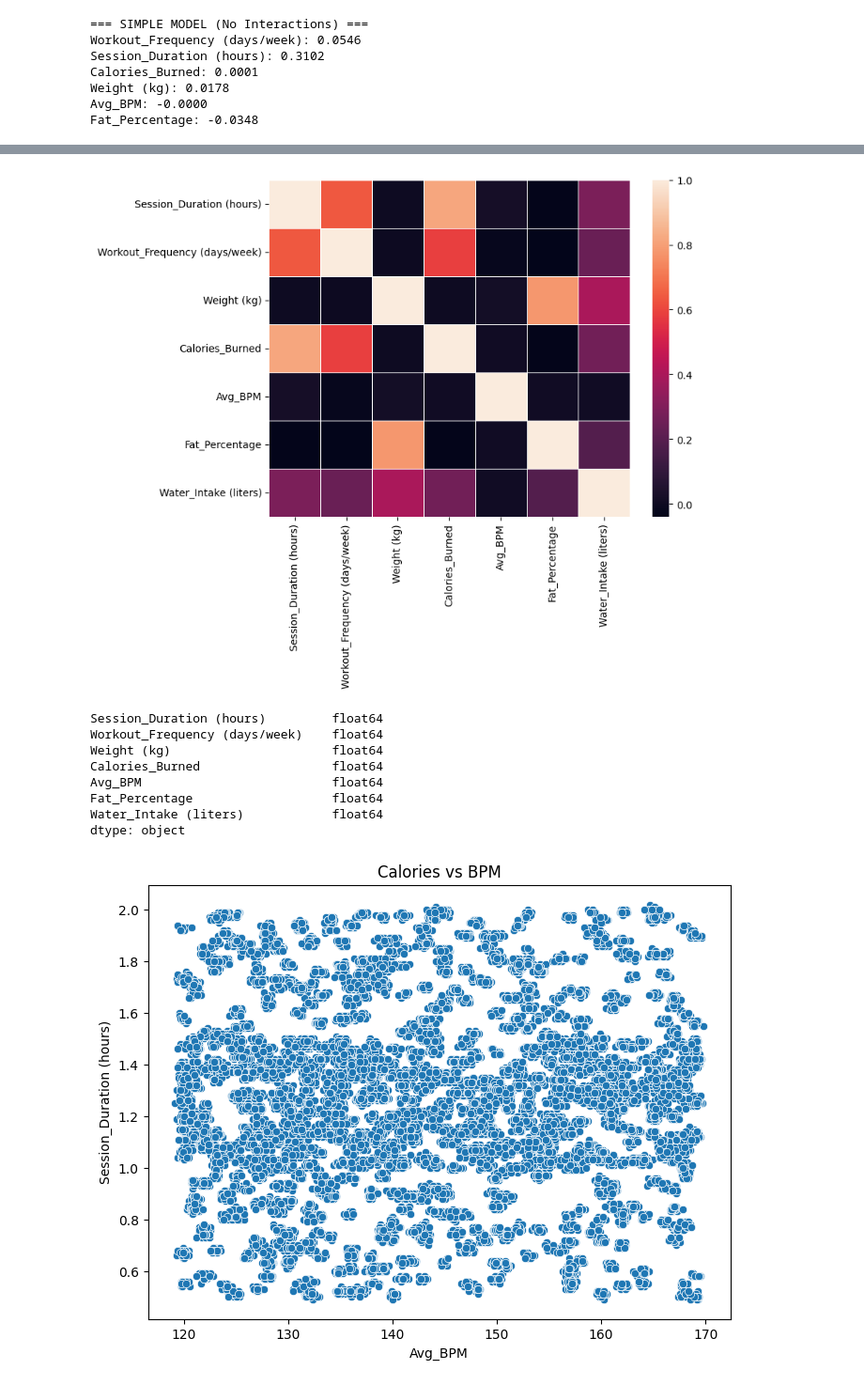
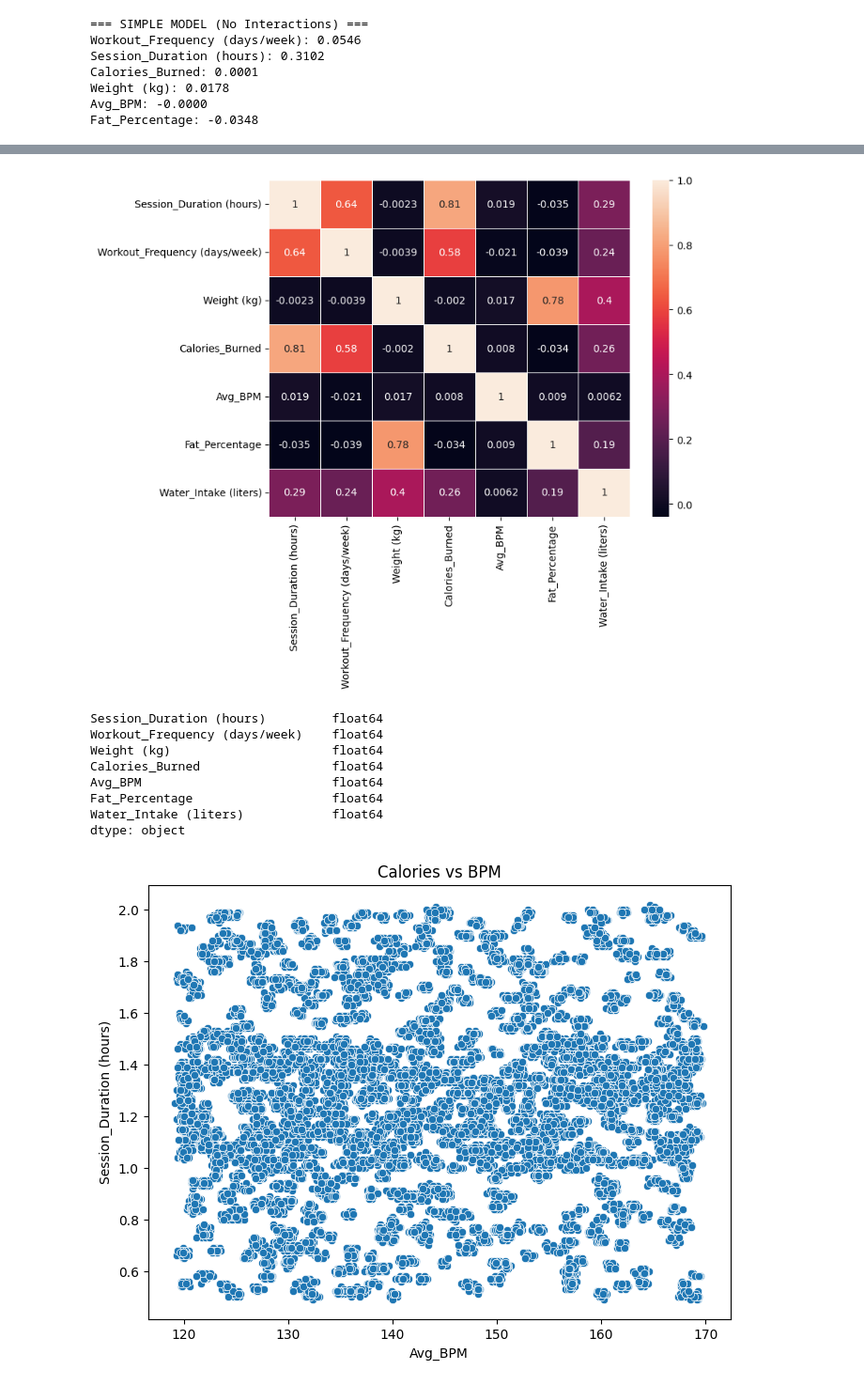
Before and after one commit to rmunozcuevas/datamining, a Jupyter notebook: project_three/regression.ipynb, the cells around one changed output, grey strips where cells are left out. Shown at 94% size. Drawn from its saved outputs; the diff is of its cells as text; code cells hidden in the pictures.

Commit message:
added numbers to heatmap

```diff
--- a/project_three/regression.ipynb
+++ b/project_three/regression.ipynb
@@ -243,28 +243,28 @@ Fat_Percentage: -0.0348
 # %%
 # gonna try to find strong correlations between Calories_Burned and Avg_BPM
 # experiment two
 target_cols = [
     "Session_Duration (hours)",
     "Workout_Frequency (days/week)",
     "Weight (kg)",
     "Calories_Burned",
     "Avg_BPM",
     "Fat_Percentage",
     "Water_Intake (liters)"
 ]
 
 data_two = df[target_cols]
 
 
 plt.figure(figsize=(8,6))
 
 sns.heatmap(
-    data_two.corr(), linewidth=0.5
+    data_two.corr(),annot=True, linewidth=0.5
 )
 plt.show()
 print(df[target_cols].dtypes)
 # %% [output]
-[figure, old version]
+[figure, new version]
 Session_Duration (hours)         float64
 Workout_Frequency (days/week)    float64
 Weight (kg)                      float64
```
